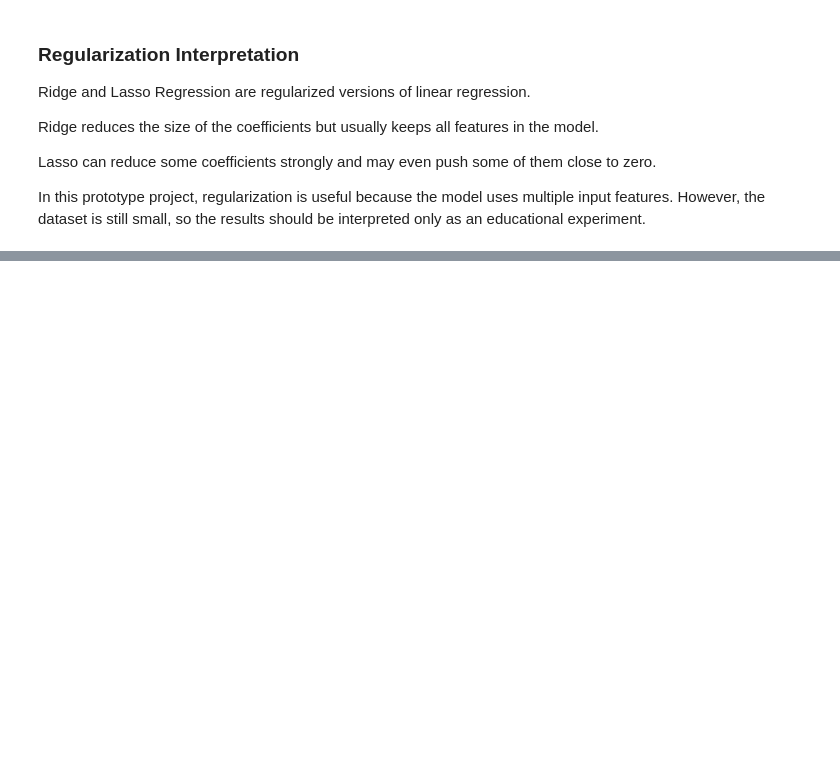
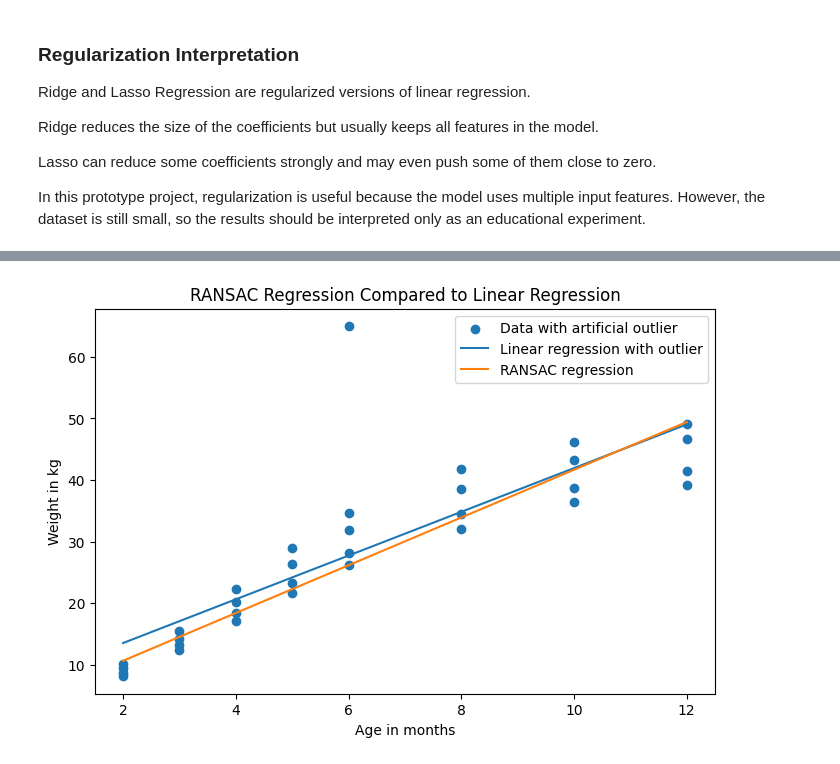
Before and after one commit to SATananov/cane-corso-growth-intelligence, a Jupyter notebook: notebooks/01_linear_regression_growth_prediction.ipynb, the cells around one changed output, grey strips where cells are left out. Drawn from its saved outputs; the diff is of its cells as text; code cells hidden in the pictures; blank space fills up the shorter version.

Commit message:
Add RANSAC robust regression experiment

```diff
--- a/notebooks/01_linear_regression_growth_prediction.ipynb
+++ b/notebooks/01_linear_regression_growth_prediction.ipynb
@@ -581,0 +592,15 @@ In this prototype project, regularization is useful because the model uses multi
+# %%
+outlier = pd.DataFrame({
+    "dog_id": [99],
+    "dog_name": ["Outlier"],
+    "sex": ["male"],
+    "age_months": [6],
+    "weight_kg": [65.0],
+    "height_cm": [56],
+    "activity_level": ["medium"],
+    "source_type": ["artificial_outlier"]
+})
+
+ransac_df = pd.concat([df, outlier], ignore_index=True)
+
+ransac_df.tail()
@@ -581,0 +635,28 @@ In this prototype project, regularization is useful because the model uses multi
+# %%
+plt.figure(figsize=(8, 5))
+
+plt.scatter(
+    ransac_df["age_months"],
+    ransac_df["weight_kg"],
+    label="Data with artificial outlier"
+)
+
+plt.plot(
+    age_range_ransac["age_months"],
+    normal_outlier_predictions,
+    label="Linear regression with outlier"
+)
+
+plt.plot(
+    age_range_ransac["age_months"],
+    ransac_predictions,
+    label="RANSAC regression"
+)
+
+plt.xlabel("Age in months")
+plt.ylabel("Weight in kg")
+plt.title("RANSAC Regression Compared to Linear Regression")
+plt.legend()
+plt.show()
+# %% [output]
+[figure, added]
```
Also changed, not shown: parts of 5 cells of this notebook.
